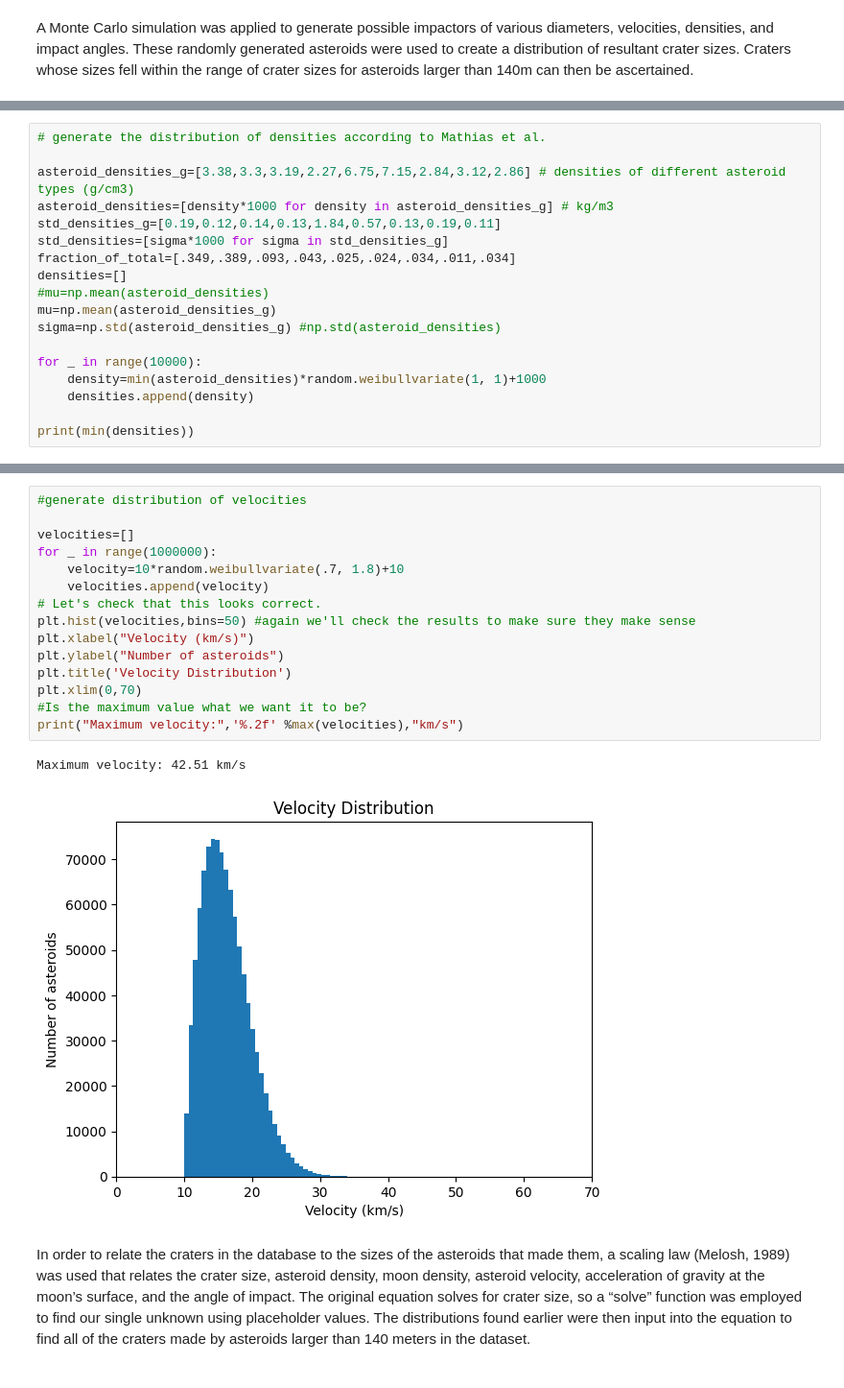
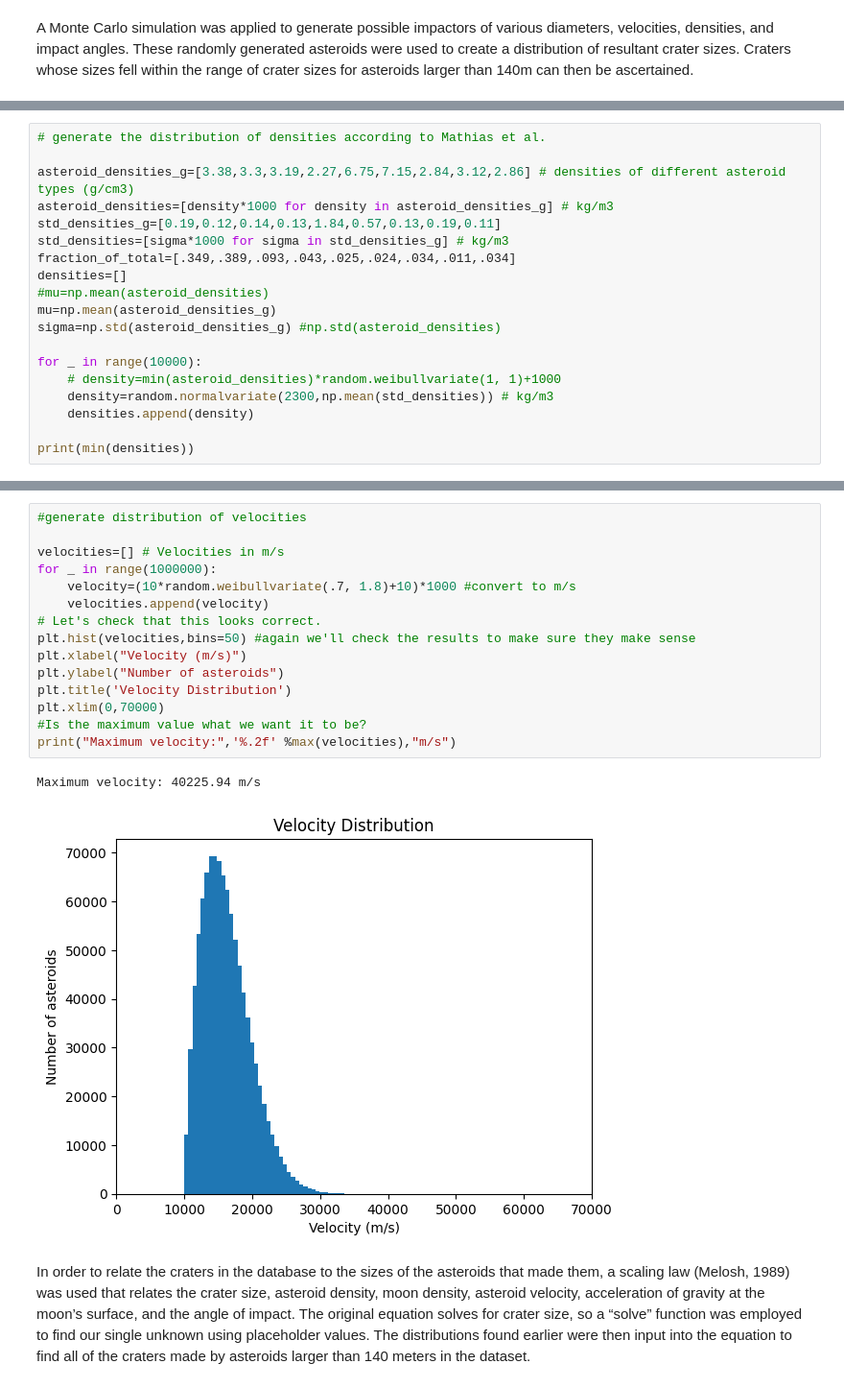
Before and after one commit to jlevitsky/AstroStatsFinal, a Jupyter notebook: FinalNotebook.ipynb, the cells around one changed output, grey strips where cells are left out. Shown at 96% size. Drawn from its saved outputs; the diff is of its cells as text.

```diff
--- a/FinalNotebook.ipynb
+++ b/FinalNotebook.ipynb
@@ -68,7 +68,7 @@ Max angle: 89.82
 asteroid_densities_g=[3.38,3.3,3.19,2.27,6.75,7.15,2.84,3.12,2.86] # densities of different asteroid types (g/cm3)
 asteroid_densities=[density*1000 for density in asteroid_densities_g] # kg/m3
 std_densities_g=[0.19,0.12,0.14,0.13,1.84,0.57,0.13,0.19,0.11]
-std_densities=[sigma*1000 for sigma in std_densities_g]
+std_densities=[sigma*1000 for sigma in std_densities_g] # kg/m3
 fraction_of_total=[.349,.389,.093,.043,.025,.024,.034,.011,.034]
 densities=[]
 #mu=np.mean(asteroid_densities)
@@ -76,7 +76,8 @@ mu=np.mean(asteroid_densities_g)
 sigma=np.std(asteroid_densities_g) #np.std(asteroid_densities)
 
 for _ in range(10000):
-    density=min(asteroid_densities)*random.weibullvariate(1, 1)+1000
+    # density=min(asteroid_densities)*random.weibullvariate(1, 1)+1000
+    density=random.normalvariate(2300,np.mean(std_densities)) # kg/m3
     densities.append(density)
 
 print(min(densities))
@@ -96,21 +97,21 @@ Min density: 1842.34 kg/m3
 # %%
 #generate distribution of velocities
 
-velocities=[]
+velocities=[] # Velocities in m/s
 for _ in range(1000000):
-	velocity=10*random.weibullvariate(.7, 1.8)+10
+	velocity=(10*random.weibullvariate(.7, 1.8)+10)*1000 #convert to m/s
 	velocities.append(velocity)
 # Let's check that this looks correct.
 plt.hist(velocities,bins=50) #again we'll check the results to make sure they make sense
-plt.xlabel("Velocity (km/s)")
+plt.xlabel("Velocity (m/s)")
 plt.ylabel("Number of asteroids")
 plt.title('Velocity Distribution')
-plt.xlim(0,70)
+plt.xlim(0,70000)
 #Is the maximum value what we want it to be?
-print("Maximum velocity:",'%.2f' %max(velocities),"km/s")
+print("Maximum velocity:",'%.2f' %max(velocities),"m/s")
 # %% [output]
-Maximum velocity: 42.51 km/s
+Maximum velocity: 40225.94 m/s
-[figure, old version]
+[figure, new version]
 # %% [markdown]
 In order to relate the craters in the database to the sizes of the asteroids that made them, a scaling law (Melosh, 1989) was used that relates the crater size, asteroid density, moon density, asteroid velocity, acceleration of gravity at the moon’s surface, and the angle of impact. The original equation solves for crater size, so a “solve” function was employed to find our single unknown using placeholder values. The distributions found earlier were then input into the equation to find all of the craters made by asteroids larger than 140 meters in the dataset.
 # %%
```
Also changed, not shown: parts of 14 cells of this notebook.
